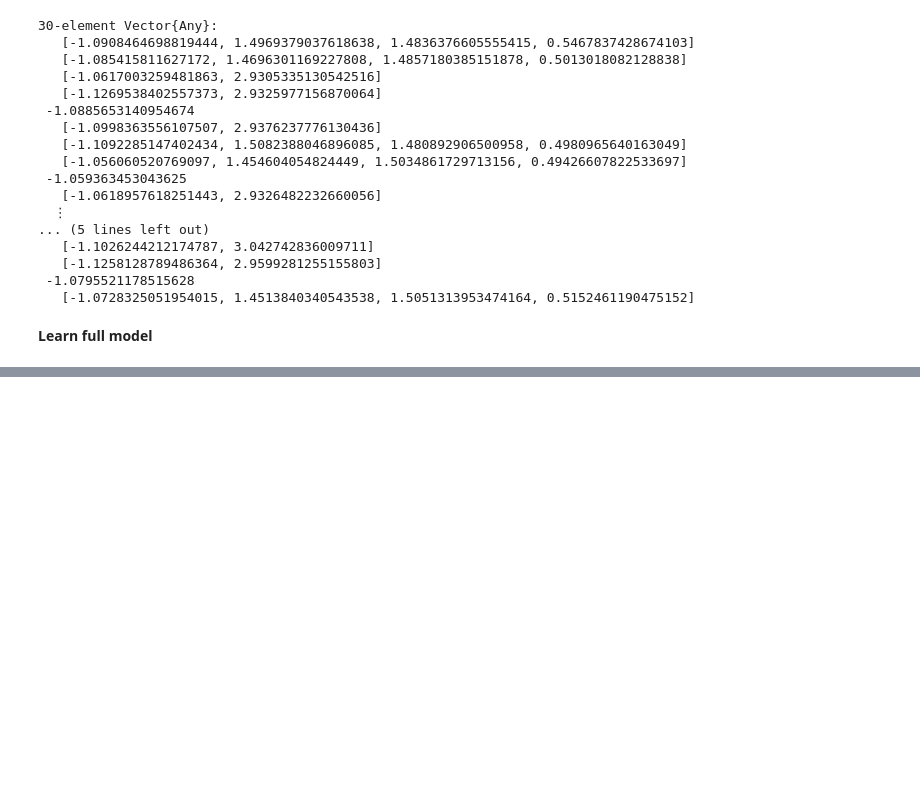
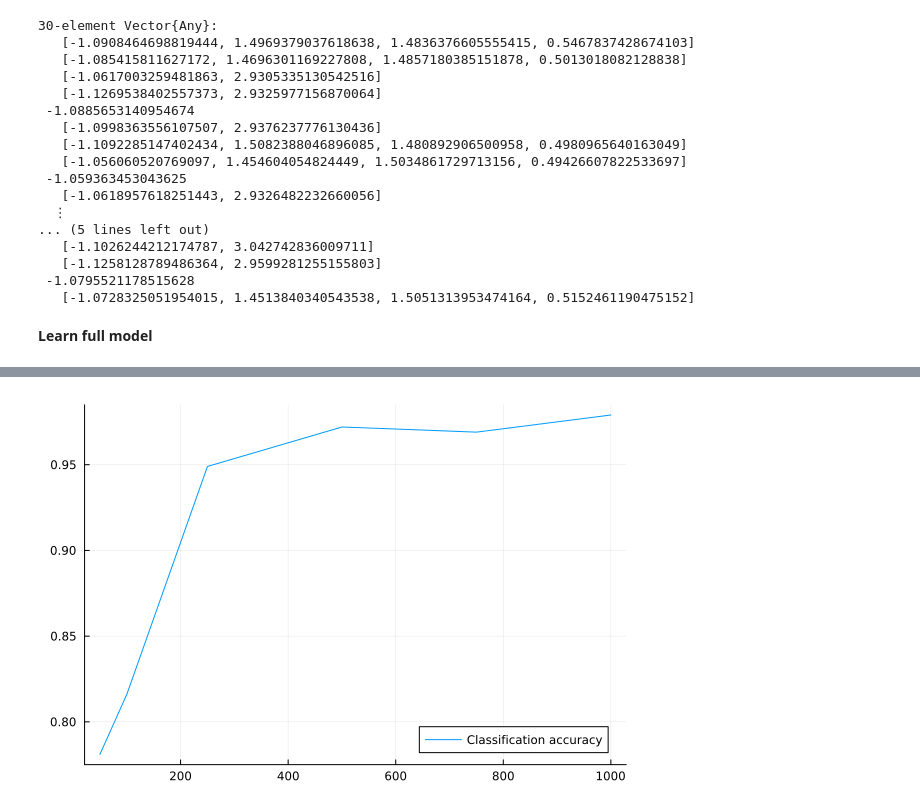
Before and after one commit to dc165/BBVI, a Jupyter notebook: DCM_model/BBVI for DCM.ipynb, the cells around one changed output, grey strips where cells are left out. Drawn from its saved outputs; the diff is of its cells as text; code cells hidden in the pictures; blank space fills up the shorter version.

Commit message:
sampling and runtime complexity tests

```diff
--- a/DCM_model/BBVI for DCM.ipynb
+++ b/DCM_model/BBVI for DCM.ipynb
@@ -430,0 +470,24 @@ save_object("BBVI_mu_star.jld2", model.mu_star)
+# %%
+using TickTock
+
+sample_sizes = [50, 100, 250, 500, 750, 1000]
+classification_accuracies = []
+runtimes = []
+
+
+for s in sample_sizes
+    model = DCModel(obs, d0, a0, b0, s);
+    tick()
+    for k in 1:200
+        update_pi_star(model, step = 1e-2, maxiter = 10, verbose = false)
+        update_mu_star_V_star(model, init_step = 2.0, use_iter = true, maxiter = 20, verbose = false)
+        update_d_star(model, step = 1e-4, maxiter = 20, verbose = false)
+        update_a_star_b_star(model, step = 1e-4, maxiter = 30, verbose = false)
+    end
+    push!(runtimes, tok())
+    pred = []
+    for i in 1:1000
+        push!(pred, skill_profiles[argmax(model.pi_star[i])])
+    end
+    push!(classification_accuracies, mean(pred .== data[:skill]))
+end
@@ -430,0 +512,4 @@ save_object("BBVI_mu_star.jld2", model.mu_star)
+# %%
+plot(sample_sizes, classification_accuracies, label = "Classification accuracy")
+# %% [output]
+[figure, added]
```
Also changed, not shown: parts of 19 cells of this notebook, 2 other files.
